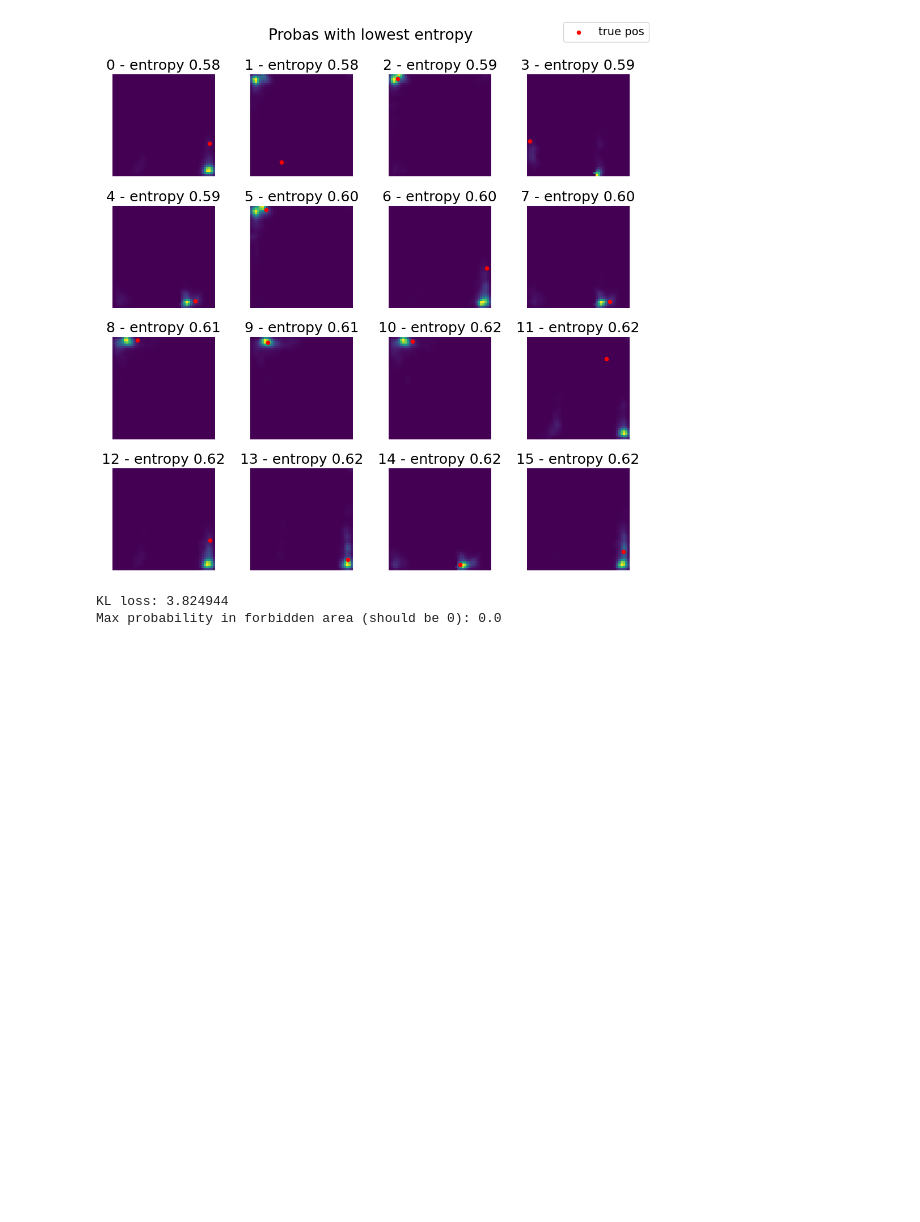
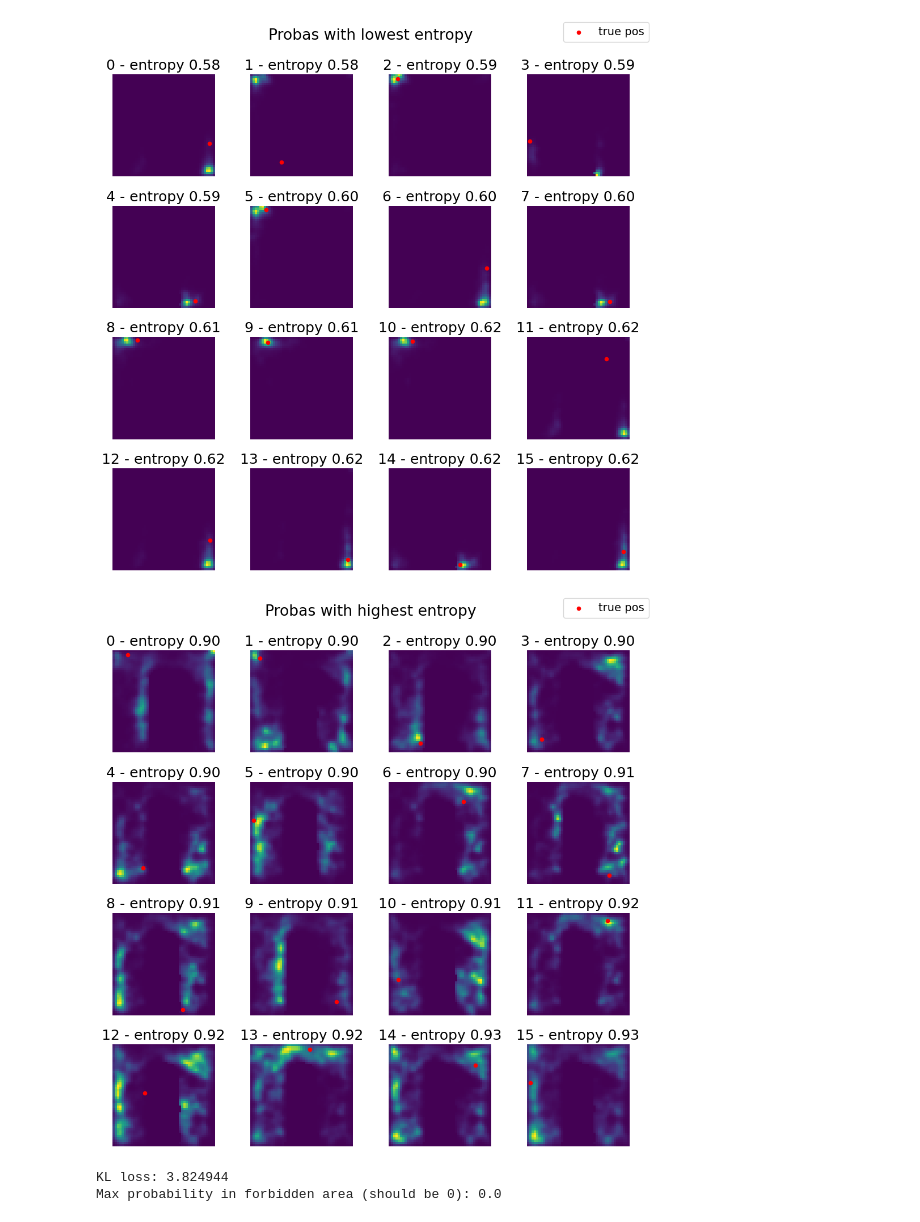
Before and after one commit to MobsLab/neuroEncoders, a Jupyter notebook: notebooks/NotebookKarimSingleMouse.ipynb, the cells around one changed output. Drawn from its saved outputs; the diff is of its cells as text; code cells hidden in the pictures; blank space fills up the shorter version.

```diff
--- a/notebooks/NotebookKarimSingleMouse.ipynb
+++ b/notebooks/NotebookKarimSingleMouse.ipynb
@@ -14,13 +14,13 @@ nameExp = "current_LogLoss_Transformer_Dense_Transformer"
 nameExp_Transformer = "current_LogLoss_Transformer_Dense_Transformer"
 nameExp_LSTM = "current_LogLoss_Transformer_Dense_LSTM"
 
-nameExp = "smallSigma_GaussianHeatMap_LinearLoss_Transformer"
+nameExp = "4d_NO_PREDLOSS_GaussianHeatMap_LinearLoss_Transformer"
 nameExp_Bayes = "current_LogLoss_Transformer_Dense_Transformer"
 
 #nameExp = "projected_LinearLoss_Dense_Transformer"
 # %%
 jsonPath = None
-windowSizeMS = [108]
+windowSizeMS = [108,252]
 mode = "ann"
 target = "pos"
 phase = "pre"
@@ -44,7 +44,7 @@ import tensorflow as tf
 # Hide GPU from visible devices
 tf.config.set_visible_devices([], 'GPU')
 # %%
-deviceName = "cpu"
+deviceName = "gpu"
 Mouse_Results = mf.Mouse_Results(Dir, mouse_name=mouse, manipe=manipe, target=target,
                                                         nameExp=nameExp, nEpochs=nEpochs, phase=phase,
                                                         deviceName=deviceName, windows=windowSizeMS,
@@ -79,0 +132,2 @@ Windows: 108
+# %%
+Mouse_Results.load_data()
@@ -236,6 +323,27 @@ plt.tight_layout()
 plt.show()
 # %% [output]
 [figure]
+# %%
+num_subplots = 16
+# get 10 smallest entropy
+entropy_sorted_indices = tf.argsort(entropy_hw)[-num_subplots:].numpy()
+
+# plot the first 16 imshow of logits_hw
+fig, axs = plt.subplots(4, 4, figsize=(10, 10))
+for i in range(num_subplots):
+    ax = axs[i // 4, i % 4]
+    ax.imshow(probs[entropy_sorted_indices[i], :, :], origin='lower', vmin=0, extent = (0,1,0,1), label = "scaled proba")
+    ax.scatter(truePos[entropy_sorted_indices[i],0], truePos[entropy_sorted_indices[i],1], c='r', s=20, label = "true pos")
+    ax.set_title(f'{i} - entropy {entropy_hw[entropy_sorted_indices[i]]:.2f}')
+    ax.axis('off')
+fig.suptitle("Probas with highest entropy")
+handles, labels = ax.get_legend_handles_labels()
+fig.legend(handles, labels, loc='upper right')
+
+plt.tight_layout()
+plt.show()
+# %% [output]
+[figure, added]
 # %%
 
 # Compute KL loss
```
Also changed, not shown: parts of 9 cells of this notebook, 9 other files.
